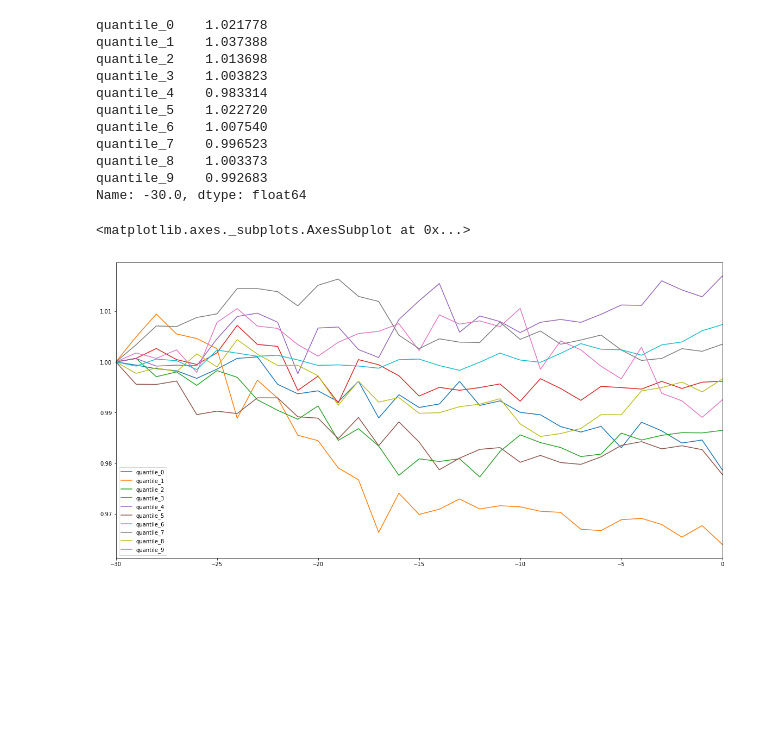
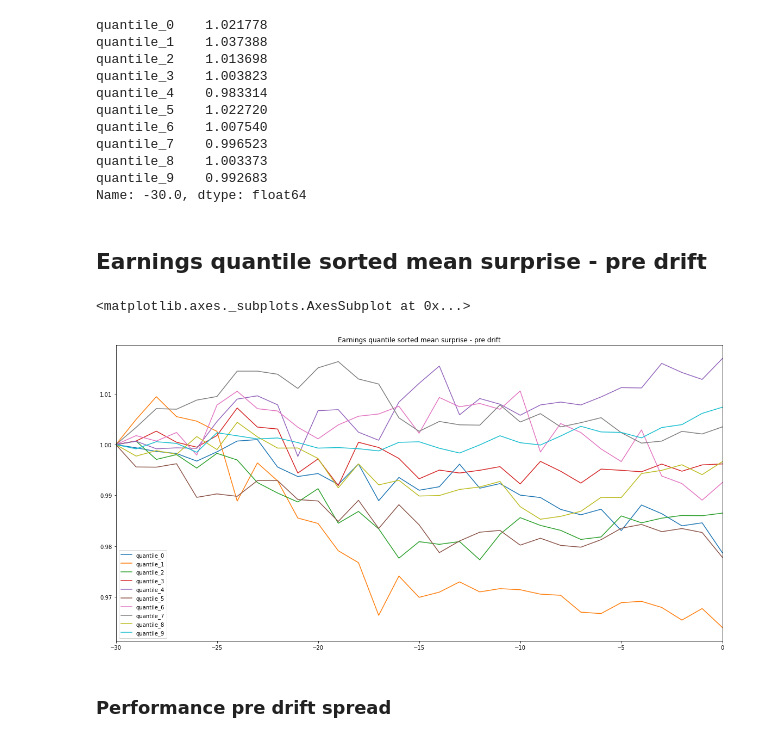
Before and after one commit to DijunLiu1995/DSQF, a Jupyter notebook: analyst_forecast/ipynb/Conditioning+on+Analyst+Surprise-JM - conditioning.ipynb, the cells around one changed output. Drawn from its saved outputs; the diff is of its cells as text; code cells hidden in the pictures; blank space fills up the shorter version.

```diff
--- a/analyst_forecast/ipynb/Conditioning+on+Analyst+Surprise-JM - conditioning.ipynb
+++ b/analyst_forecast/ipynb/Conditioning+on+Analyst+Surprise-JM - conditioning.ipynb
@@ -98,13 +96,23 @@ qs,bins = pd.qcut(merged_cleaned['surprise_mean_fa'],10,retbins=True)
 # %%
-quantile_dfs = []
-for i in range(0,len(bins)-1):
-    print(i,bins[i],bins[i+1])
+def slice_population_on_variable_for_charts(merged_cleaned,col = 'surprise_mean_fa'):
+    qs,bins = pd.qcut(merged_cleaned[col],10,retbins=True)
+    quantile_dfs = []
+    quantile_populations = {}
+    for i in range(0,len(bins)-1):
+        print(i,bins[i],bins[i+1])
 
-    quantile_filtered_earnings = merged_cleaned[(merged_cleaned['surprise_mean_fa']>=bins[i])& (merged_cleaned['surprise_mean_fa']<bins[i+1])].copy()
-    quantile_filtered_earnings = quantile_filtered_earnings[['TICKER','year']].drop_duplicates()
+        quantile_filtered_earnings = merged_cleaned[(merged_cleaned[col]>=bins[i])&
+                                                    (merged_cleaned[col]<bins[i+1])].copy()
 
-    price_drift_df = pd.merge(quantile_filtered_earnings,price_distributions,on=['TICKER','year'])
+        quantile_filtered_earnings = quantile_filtered_earnings[['TICKER','year']].drop_duplicates()
 
-    df = price_drift_df[list(map(str,list(range(-30,31,1))))].mean().copy()
-    df.name = 'quantile_' + str(i)
-    quantile_dfs.append(df)
+        price_drift_df = pd.merge(quantile_filtered_earnings,price_distributions,on=['TICKER','year'])
+
+        df = price_drift_df[list(map(str,list(range(-30,31,1))))].mean().copy()
+        df.name = 'quantile_' + str(i)
+
+        quantile_populations[i] = price_drift_df[list(map(str,list(range(-30,31,1))))].copy()
+
+        quantile_dfs.append(df)
+
+    return {'quantile_dfs':quantile_dfs,'quantile_populations':quantile_populations}
@@ -140,8 +153,12 @@ quantile_7    0.996523
 quantile_8    1.003373
 quantile_9    0.992683
 Name: -30.0, dtype: float64
+# %% [markdown]
+<h2>Earnings quantile sorted mean surprise - pre drift</h2>
 # %%
-(df[df.index<=0]/df.iloc[-61]).plot(figsize=[20,10])
+(df[df.index<=0]/df.iloc[-61]).plot(figsize=[20,10],title='Earnings quantile sorted mean surprise - pre drift')
 # %% [output]
 <matplotlib.axes._subplots.AxesSubplot at 0x...>
-[figure, old version]
+[figure, new version]
+# %% [markdown]
+<h3>Performance pre drift spread</h3>
```
Also changed, not shown: parts of 8 cells of this notebook.
